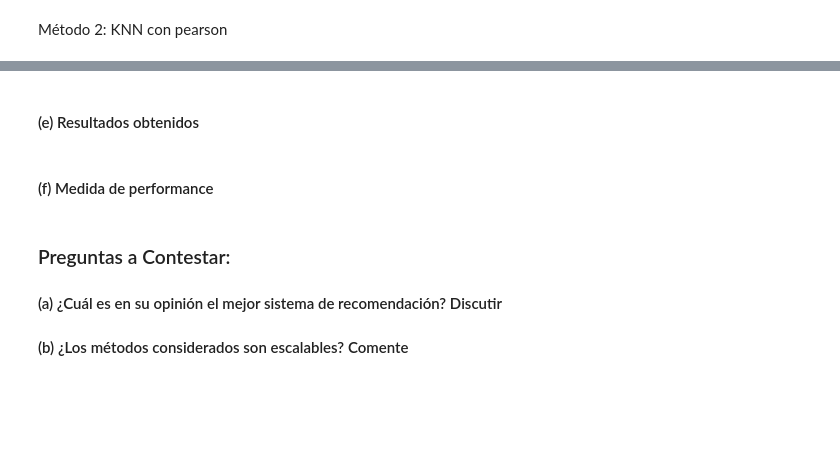
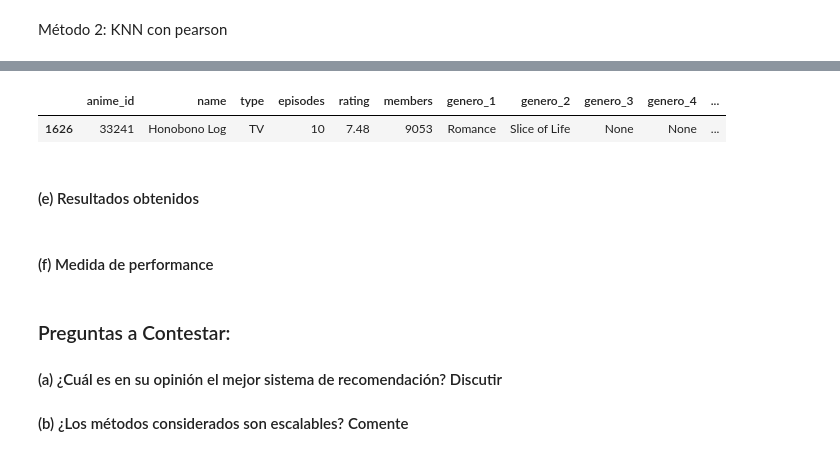
Before and after one commit to ffvilca/topicos_tarea-1, a Jupyter notebook: notebook.ipynb, the cells around one changed output, grey strips where cells are left out. Drawn from its saved outputs; the diff is of its cells as text; code cells hidden in the pictures; blank space fills up the shorter version.

```diff
--- a/notebook.ipynb
+++ b/notebook.ipynb
@@ -403,3 +500,20 @@ users_sim.head()
+# %%
+# recomendarle animes al usuario 27351 según el que más se parece usuario 123
+
+animes_u123 = ratings_final.query('user_id == 123')['anime_id']
+animes_u27351 = ratings_final.query('user_id == 27351')['anime_id']
+
+recomendaciones_u27351 = []
+
+for i in animes_u123:
+    if i not in animes_u27351:
+        recomendaciones_u27351.append(anime_id)
+
+
+data[data['anime_id'].isin(recomendaciones_u27351)]
+# %% [output]
+|  | anime_id | name | type | episodes | rating | members | genero_1 | genero_2 | genero_3 | genero_4 | ... |
+| 1626 | 33241 | Honobono Log | TV | 10 | 7.48 | 9053 | Romance | Slice of Life | None | None | ... |
 # %% [markdown]
 #### (e) Resultados obtenidos
 # %% [markdown]
```
Also changed, not shown: parts of 24 cells of this notebook.
